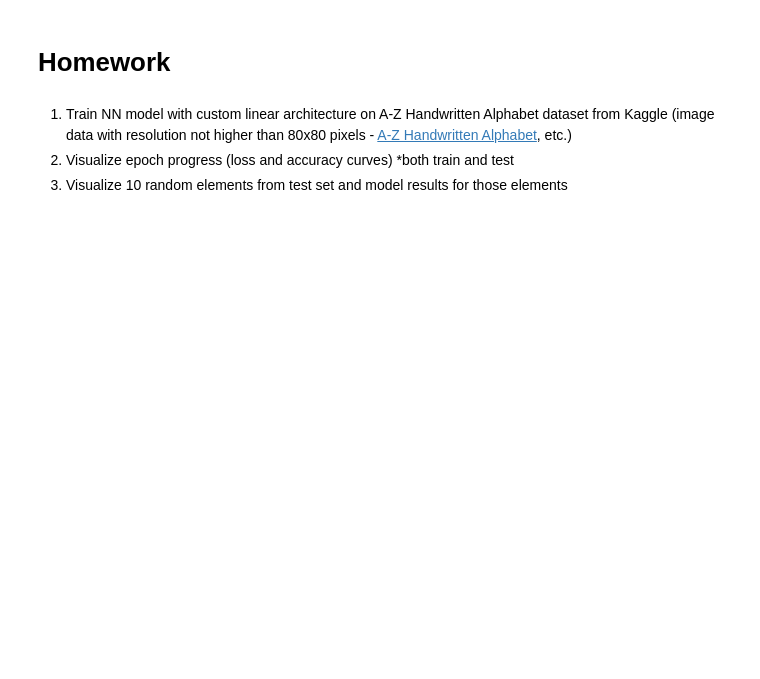
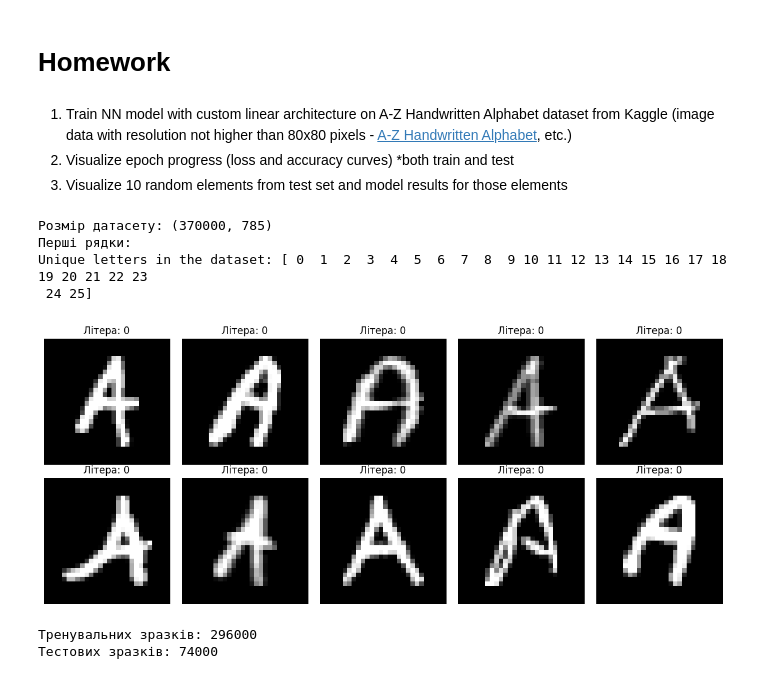
Before and after one commit to Animmant/amazinium_2026_tasks, a Jupyter notebook: archive_all_lesson/l12-22/lesson_15_pytorch/pytorch.ipynb, the cells around one changed output. Cells and saved outputs as stored; diff of their text form; code cells hidden in the pictures; blank space fills up the shorter version.

```diff
--- a/archive_all_lesson/l12-22/lesson_15_pytorch/pytorch.ipynb
+++ b/archive_all_lesson/l12-22/lesson_15_pytorch/pytorch.ipynb
@@ -546,3 +543,73 @@ Tools:
 [A-Z Handwritten Alphabet](https://www.kaggle.com/datasets/sachinpatel21/az-handwritten-alphabets-in-csv-format), etc.)
 2. Visualize epoch progress (loss and accuracy curves) *both train and test
 3. Visualize 10 random elements from test set and model results for those elements
+# %%
+import pandas as pd
+import numpy as np
+import matplotlib.pyplot as plt
+import torch
+
+# We only open a portion of the dataset to avoid overloading memory. Because the full dataset has 372452 rows, we analys 1.3 minutes.
+df = pd.read_csv(
+    "A_Z Handwritten Data.csv",
+    header=None,
+    nrows=370000 # x/372452
+)
+
+print("Розмір датасету:", df.shape)
+print("Перші рядки:")
+df.head()
+
+letters = df[0].unique()
+print("Unique letters in the dataset:", letters)
+# %% [output]
+Розмір датасету: (370000, 785)
+Перші рядки:
+Unique letters in the dataset: [ 0  1  2  3  4  5  6  7  8  9 10 11 12 13 14 15 16 17 18 19 20 21 22 23
+ 24 25]
+# %%
+# Visualization of several examples
+fig, axes = plt.subplots(2, 5, figsize=(12, 5))
+for i, ax in enumerate(axes.flat):
+    pixels = df.iloc[i, 1:].values.reshape(28, 28)
+    label  = df.iloc[i, 0]
+    ax.imshow(pixels, cmap='gray')
+    ax.set_title(f"Літера: {letters[int(label)]}")
+    ax.axis('off')
+plt.tight_layout()
+plt.show()
+# %% [output]
+[figure, added]
+# %%
+from sklearn.model_selection import train_test_split
+from torch.utils.data import TensorDataset, DataLoader
+import gc
+
+# Resolution of symptoms
+X = df.iloc[:, 1:].values.astype(np.float32) / 255.0
+y = df.iloc[:, 0].values.astype(np.int64)
+
+X_train, X_test, y_train, y_test = train_test_split(X, y, test_size=0.2, random_state=42)
+
+X_train_tensor = torch.tensor(X_train)
+y_train_tensor = torch.tensor(y_train)
+X_test_tensor = torch.tensor(X_test)
+y_test_tensor = torch.tensor(y_test)
+
+train_dataset = TensorDataset(X_train_tensor, y_train_tensor)
+test_dataset = TensorDataset(X_test_tensor, y_test_tensor)
+
+# Creating DataLoaders for batch processing
+batch_size = 128
+train_loader = DataLoader(train_dataset, batch_size=batch_size, shuffle=True)
+test_loader = DataLoader(test_dataset, batch_size=batch_size, shuffle=False)
+
+# out of memory error, so we delete the original variables and call garbage collector
+del X, y, X_train, y_train, X_test, y_test
+gc.collect()
+
+print(f"Тренувальних зразків: {len(train_dataset)}")
+print(f"Тестових зразків: {len(test_dataset)}")
+# %% [output]
+Тренувальних зразків: 296000
+Тестових зразків: 74000
```
Also changed, not shown: parts of 14 cells of this notebook.
